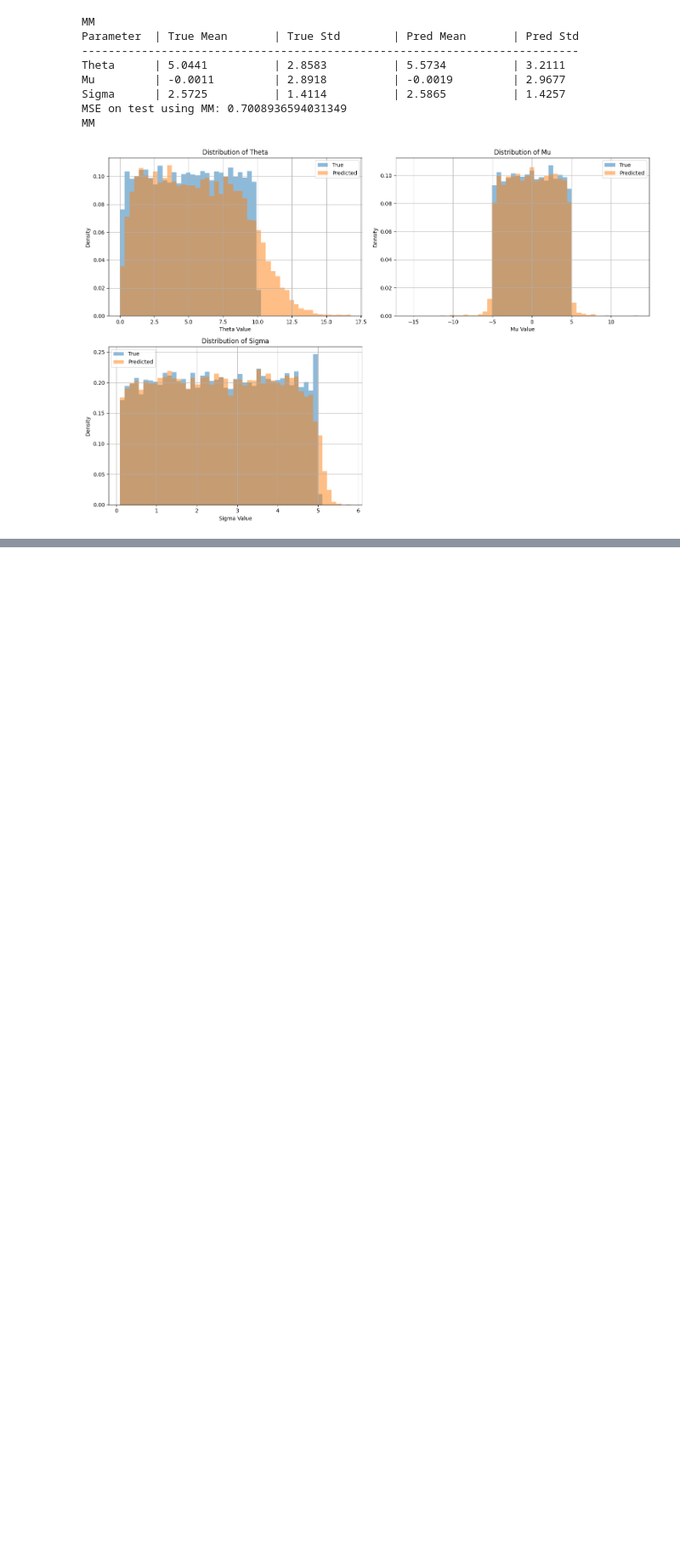
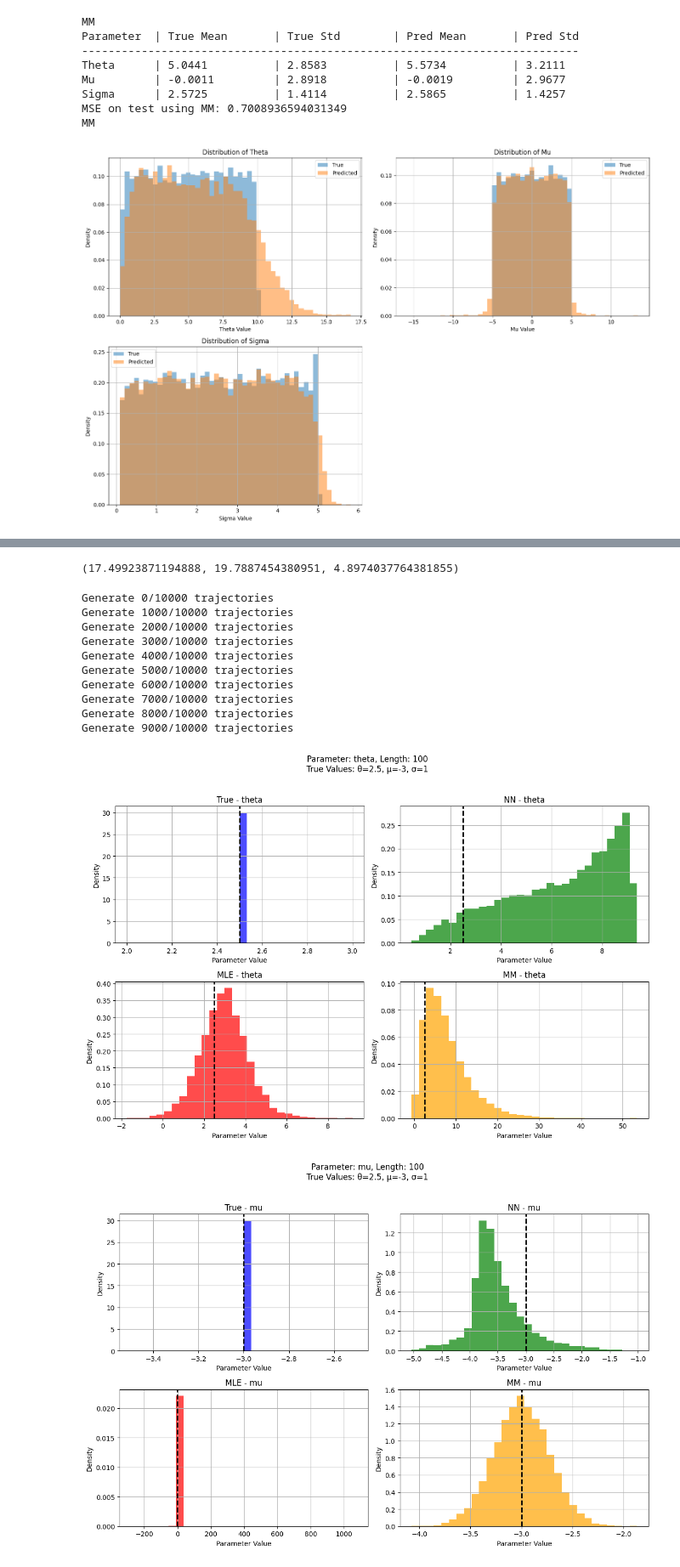
Before and after one commit to PodlesnovYakov/effective-calibration, a Jupyter notebook: current_hypothesis/train_inference_model.ipynb, the cells around one changed output, grey strips where cells are left out. Shown at 85% size. Cells and saved outputs as stored; diff of their text form; code cells hidden in the pictures; blank space fills up the shorter version.

```diff
--- a/current_hypothesis/train_inference_model.ipynb
+++ b/current_hypothesis/train_inference_model.ipynb
@@ -500,0 +530,36 @@ MSE on test using MM: 0.09839385322673198
+# %%
+mm_preds = []
+mle_preds = []
+nn_preds = []
+real_pred = [2.5, -3, 1]
+real_preds = []
+
+for i in range(1000):
+    X_true = generate_ou_trajectory(
+                length=100,
+                theta=2.5,
+                mu=-3,
+                sigma=1,
+                dt=0.01
+            )
+
+    mle_pred = estimate_params_MLE(X_true, dt=0.01)
+    mm_pred = estimate_params_MM(X_true, dt=0.01)
+    mle_preds.append(mle_pred)
+    mm_preds.append(mm_pred)
+    real_preds.append(real_pred)
+    with torch.no_grad():
+        X_tensor = torch.FloatTensor(X_true).unsqueeze(0).unsqueeze(-1).to(device)
+        nn_pred = model(X_tensor).cpu().numpy()[0]
+        nn_preds.append(nn_pred)
+
+
+mm_preds = np.array(mm_preds)
+mle_preds = np.array(mle_preds)
+nn_preds = np.array(nn_preds)
+real_preds = np.array(real_preds)
+mask = np.isnan(mm_preds)
+
+mean_squared_error(real_preds[~np.any(mask, axis=1)], mm_preds[~np.any(mask, axis=1)]), mean_squared_error(real_preds, mle_preds), mean_squared_error(real_preds, nn_preds)
+# %% [output]
+(17.49923871194888, 19.7887454380951, 4.8974037764381855)
@@ -500,0 +647,15 @@ MSE on test using MM: 0.09839385322673198
+# %%
+plot_parameter_histograms(best_model)
+# %% [output]
+Generate 0/10000 trajectories
+Generate 1000/10000 trajectories
+Generate 2000/10000 trajectories
+Generate 3000/10000 trajectories
+Generate 4000/10000 trajectories
+Generate 5000/10000 trajectories
+Generate 6000/10000 trajectories
+Generate 7000/10000 trajectories
+Generate 8000/10000 trajectories
+Generate 9000/10000 trajectories
+[figure, added]
+[figure, added]
```
Also changed, not shown: parts of 17 cells of this notebook.
